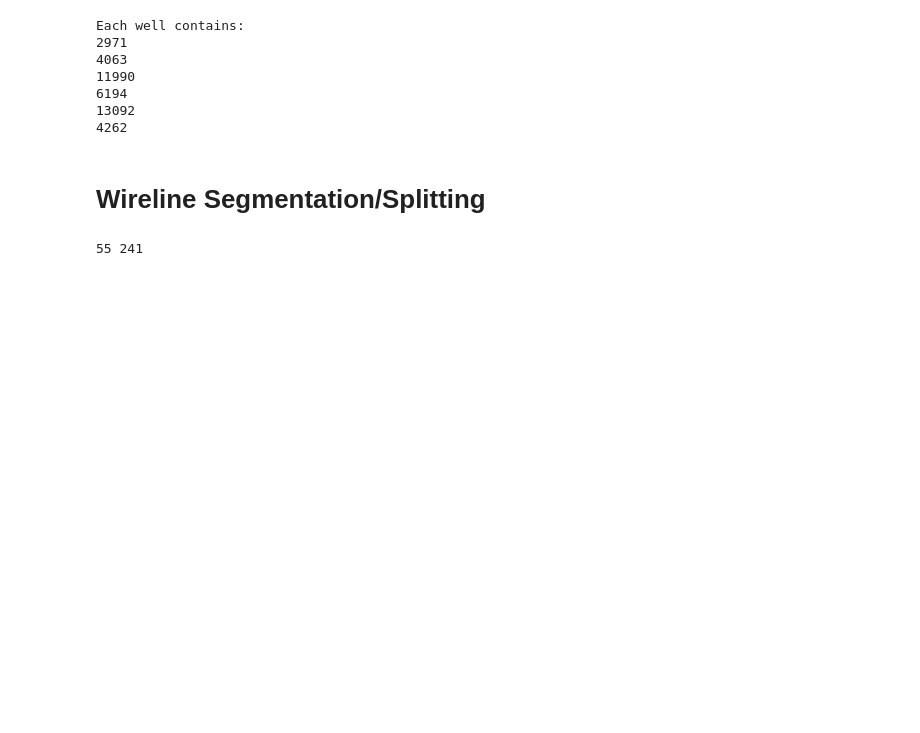
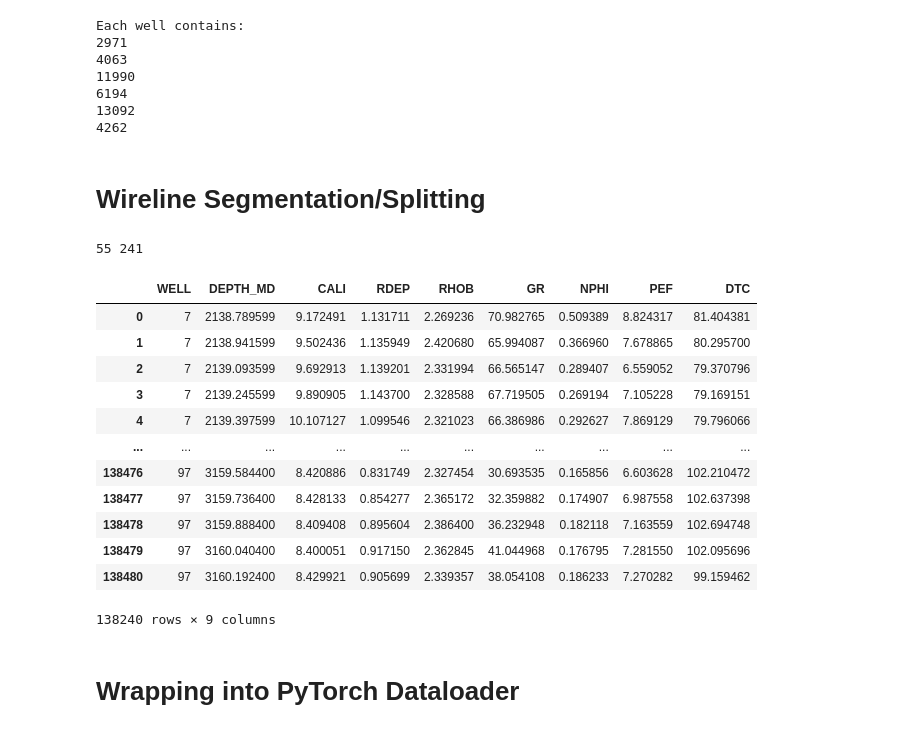
Before and after one commit to hatsyim/wireline-attention, a Jupyter notebook: notebook/00_eda.ipynb, the cells around one changed output. Cells and saved outputs as stored; diff of their text form; code cells hidden in the pictures; blank space fills up the shorter version.

```diff
--- a/notebook/00_eda.ipynb
+++ b/notebook/00_eda.ipynb
@@ -260,3 +260,21 @@ for i in np.unique(train_data.WELL.values):
         df_train = df_train.drop(df_train[df_train.WELL==i].index)
 # %% [output]
 55 241
+# %%
+df_train
+# %% [output]
+|  | WELL | DEPTH_MD | CALI | RDEP | RHOB | GR | NPHI | PEF | DTC |
+| 0 | 7 | 2138.789599 | 9.172491 | 1.131711 | 2.269236 | 70.982765 | 0.509389 | 8.824317 | 81.404381 |
+| 1 | 7 | 2138.941599 | 9.502436 | 1.135949 | 2.420680 | 65.994087 | 0.366960 | 7.678865 | 80.295700 |
+| 2 | 7 | 2139.093599 | 9.692913 | 1.139201 | 2.331994 | 66.565147 | 0.289407 | 6.559052 | 79.370796 |
+| 3 | 7 | 2139.245599 | 9.890905 | 1.143700 | 2.328588 | 67.719505 | 0.269194 | 7.105228 | 79.169151 |
+| 4 | 7 | 2139.397599 | 10.107127 | 1.099546 | 2.321023 | 66.386986 | 0.292627 | 7.869129 | 79.796066 |
+| ... | ... | ... | ... | ... | ... | ... | ... | ... | ... |
+| 138476 | 97 | 3159.584400 | 8.420886 | 0.831749 | 2.327454 | 30.693535 | 0.165856 | 6.603628 | 102.210472 |
+| 138477 | 97 | 3159.736400 | 8.428133 | 0.854277 | 2.365172 | 32.359882 | 0.174907 | 6.987558 | 102.637398 |
+| 138478 | 97 | 3159.888400 | 8.409408 | 0.895604 | 2.386400 | 36.232948 | 0.182118 | 7.163559 | 102.694748 |
+| 138479 | 97 | 3160.040400 | 8.400051 | 0.917150 | 2.362845 | 41.044968 | 0.176795 | 7.281550 | 102.095696 |
+| 138480 | 97 | 3160.192400 | 8.429921 | 0.905699 | 2.339357 | 38.054108 | 0.186233 | 7.270282 | 99.159462 |
+138240 rows × 9 columns
+# %% [markdown]
+# Wrapping into PyTorch Dataloader
```
Also changed, not shown: parts of 3 cells of this notebook.
